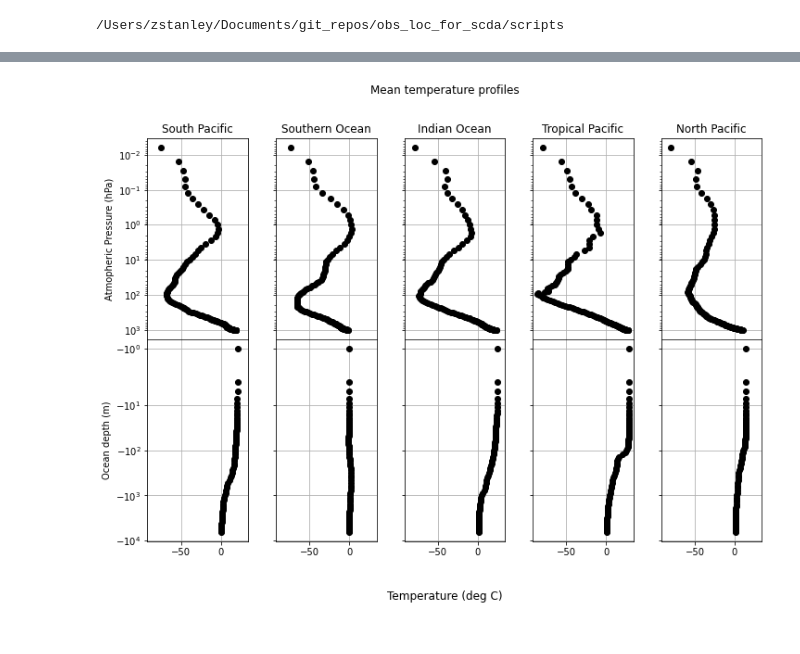
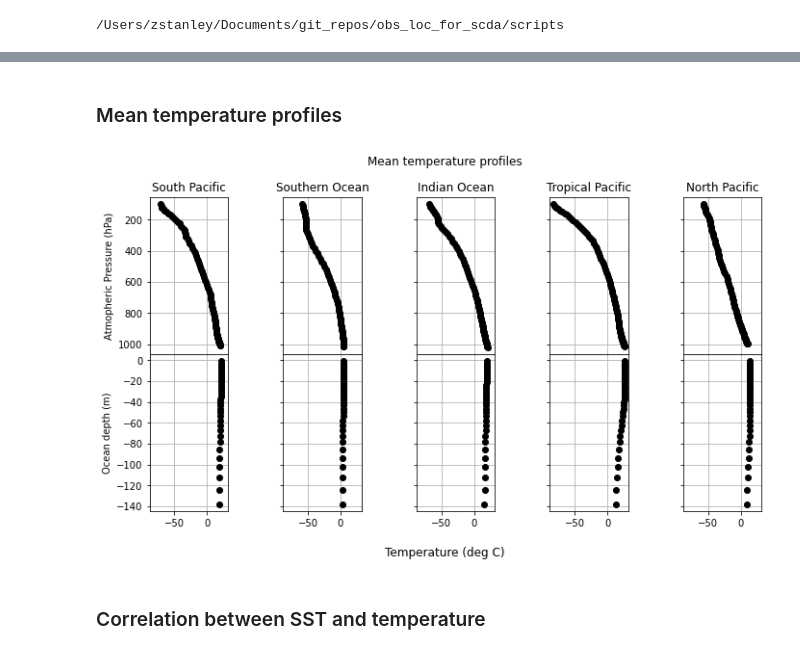
Before and after one commit to NOAA-PSL/obs_loc_for_scda, a Jupyter notebook: notebooks/vertical_columns.ipynb, the cells around one changed output, grey strips where cells are left out. Saved outputs shown, nothing was run; the diff lists cells and outputs as text; code cells hidden in the pictures.

```diff
--- a/notebooks/vertical_columns.ipynb
+++ b/notebooks/vertical_columns.ipynb
@@ -39,0 +50,2 @@ sergey_columns = {
+# %%
+these_columns = which_columns2
@@ -59,7 +77,7 @@ plt.show()
 # %%
 ## Load vertical columns
-south_pacific = xr.open_dataset(my_data_dir+'/five_columns_south_pacific2.nc')
-southern_ocean = xr.open_dataset(my_data_dir+'/five_columns_southern_ocean2.nc')
-indian_ocean = xr.open_dataset(my_data_dir+'/five_columns_indian_ocean2.nc')
-tropical_pacific = xr.open_dataset(my_data_dir+'/five_columns_tropical_pacific2.nc')
-north_pacific = xr.open_dataset(my_data_dir+'/five_columns_north_pacific.nc')
+south_pacific = xr.open_dataset(my_data_dir+'/five_columns_'+these_columns['save_name'][0]+'.nc')
+southern_ocean = xr.open_dataset(my_data_dir+'/five_columns_'+these_columns['save_name'][1]+'.nc')
+indian_ocean = xr.open_dataset(my_data_dir+'/five_columns_'+these_columns['save_name'][2]+'.nc')
+tropical_pacific = xr.open_dataset(my_data_dir+'/five_columns_'+these_columns['save_name'][3]+'.nc')
+north_pacific = xr.open_dataset(my_data_dir+'/five_columns_'+these_columns['save_name'][4]+'.nc')
@@ -156,48 +145,61 @@ plt.show()
+# %%
+## Get indices
+# atmosphere
+num_atm_levs = len(south_pacific['atm_lev'])
+indt2m = num_atm_levs - 1
+ind100hPa = np.argmin(np.abs(sp_corr['atm_p'].values-100))
+# ocean
+ind0m = num_atm_levs
+ind150m_ocn = np.argmin(np.abs(sp_corr['ocn_lev'].values-150))
+ind150m = ind0m + ind150m_ocn
+num_ocn_levs = len(south_pacific['ocn_lev'])
+# %% [markdown]
+### Mean temperature profiles
 # %%
 ## Create subplots
 fig, axs = plt.subplots(nrows=2, ncols=5, sharex=True, sharey='row')
 
 # Plot atm temperature
-axs[0, 0].plot(south_pacific['atm_T'].mean(['lat', 'lon', 'ens_mem'])-273.15, sp_corr['atm_p'], 'ko')
-axs[0, 1].plot(southern_ocean['atm_T'].mean(['lat', 'lon', 'ens_mem'])-273.15, so_corr['atm_p'], 'ko')
-axs[0, 2].plot(indian_ocean['atm_T'].mean(['lat', 'lon', 'ens_mem'])-273.15, io_corr['atm_p'], 'ko')
-axs[0, 3].plot(tropical_pacific['atm_T'].mean(['lat', 'lon', 'ens_mem'])-273.15, tp_corr['atm_p'], 'ko')
-axs[0, 4].plot(north_pacific['atm_T'].mean(['lat', 'lon', 'ens_mem'])-273.15, np_corr['atm_p'], 'ko')
+axs[0, 0].plot(south_pacific['atm_T'].mean(['lat', 'lon', 'ens_mem'])[ind100hPa:]-273.15, sp_corr['atm_p'][ind100hPa:], 'ko')
+axs[0, 1].plot(southern_ocean['atm_T'].mean(['lat', 'lon', 'ens_mem'])[ind100hPa:]-273.15, so_corr['atm_p'][ind100hPa:], 'ko')
+axs[0, 2].plot(indian_ocean['atm_T'].mean(['lat', 'lon', 'ens_mem'])[ind100hPa:]-273.15, io_corr['atm_p'][ind100hPa:], 'ko')
+axs[0, 3].plot(tropical_pacific['atm_T'].mean(['lat', 'lon', 'ens_mem'])[ind100hPa:]-273.15, tp_corr['atm_p'][ind100hPa:], 'ko')
+axs[0, 4].plot(north_pacific['atm_T'].mean(['lat', 'lon', 'ens_mem'])[ind100hPa:]-273.15, np_corr['atm_p'][ind100hPa:], 'ko')
 
 # Plot ocn temperature
-axs[1, 0].plot(south_pacific['ocn_Temp'].mean(['lat', 'lon', 'ens_mem']), -1 * sp_corr['ocn_lev'], 'ko')
-axs[1, 1].plot(southern_ocean['ocn_Temp'].mean(['lat', 'lon', 'ens_mem']), -1 * so_corr['ocn_lev'], 'ko')
-axs[1, 2].plot(indian_ocean['ocn_Temp'].mean(['lat', 'lon', 'ens_mem']), -1 * io_corr['ocn_lev'], 'ko')
-axs[1, 3].plot(tropical_pacific['ocn_Temp'].mean(['lat', 'lon', 'ens_mem']), -1 * tp_corr['ocn_lev'], 'ko')
-axs[1, 4].plot(north_pacific['ocn_Temp'].mean(['lat', 'lon', 'ens_mem']), -1 * np_corr['ocn_lev'], 'ko')
+axs[1, 0].plot(south_pacific['ocn_Temp'].mean(['lat', 'lon', 'ens_mem'])[:ind150m_ocn], -1 * sp_corr['ocn_lev'][:ind150m_ocn], 'ko')
+axs[1, 1].plot(southern_ocean['ocn_Temp'].mean(['lat', 'lon', 'ens_mem'])[:ind150m_ocn], -1 * so_corr['ocn_lev'][:ind150m_ocn], 'ko')
+axs[1, 2].plot(indian_ocean['ocn_Temp'].mean(['lat', 'lon', 'ens_mem'])[:ind150m_ocn], -1 * io_corr['ocn_lev'][:ind150m_ocn], 'ko')
+axs[1, 3].plot(tropical_pacific['ocn_Temp'].mean(['lat', 'lon', 'ens_mem'])[:ind150m_ocn], -1 * tp_corr['ocn_lev'][:ind150m_ocn], 'ko')
+axs[1, 4].plot(north_pacific['ocn_Temp'].mean(['lat', 'lon', 'ens_mem'])[:ind150m_ocn], -1 * np_corr['ocn_lev'][:ind150m_ocn], 'ko')
 
 # Set titles
 axs[0,0].set_title('South Pacific')
 axs[0,1].set_title('Southern Ocean')
 axs[0,2].set_title('Indian Ocean')
 axs[0,3].set_title('Tropical Pacific')
 axs[0,4].set_title('North Pacific')
 
 # Adjust axes
 axs[0, 0].invert_yaxis()
-axs[0, 0].set_yscale('log')
-axs[1, 0].set_yscale('symlog')
 
 # Adjust and label axes
 #axs[0, 0].set_xlim([-0.5, 1.1])
 axs[0, 0].set_ylabel('Atmopheric Pressure (hPa)')
 axs[1, 0].set_ylabel('Ocean depth (m)')
 fig.supxlabel('Temperature (deg C)')
 fig.suptitle('Mean temperature profiles')
 
 # Adjust aesthetics
 plt.subplots_adjust(hspace=.0)
 for ax in axs.reshape(-1):
     ax.grid()
     ax.set_box_aspect(2)
 
 plt.rcParams['figure.figsize'] = [12,8]
 plt.savefig(plot_dir+'/temp_mean_atm_ocn_five_columns')
 plt.show()
 # %% [output]
-[figure, old version]
+[figure, new version]
+# %% [markdown]
+### Correlation between SST and temperature
```
Also changed, not shown: parts of 74 cells of this notebook, 51 other files.
